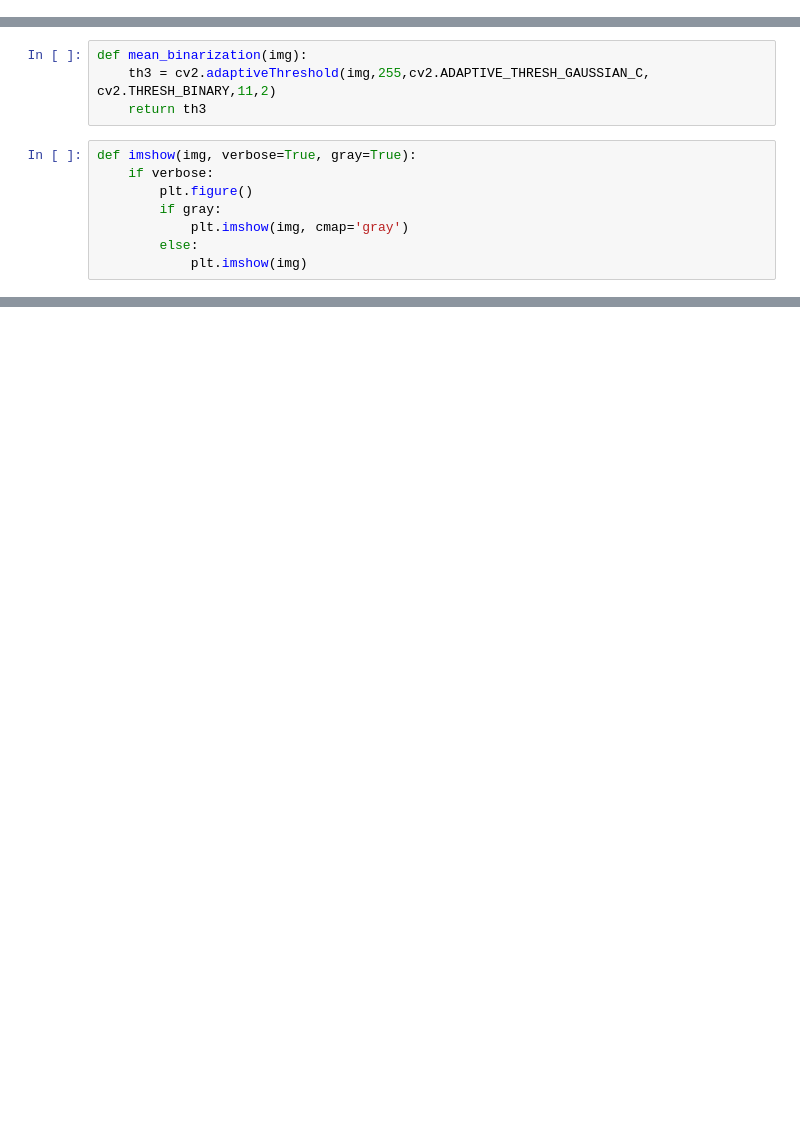
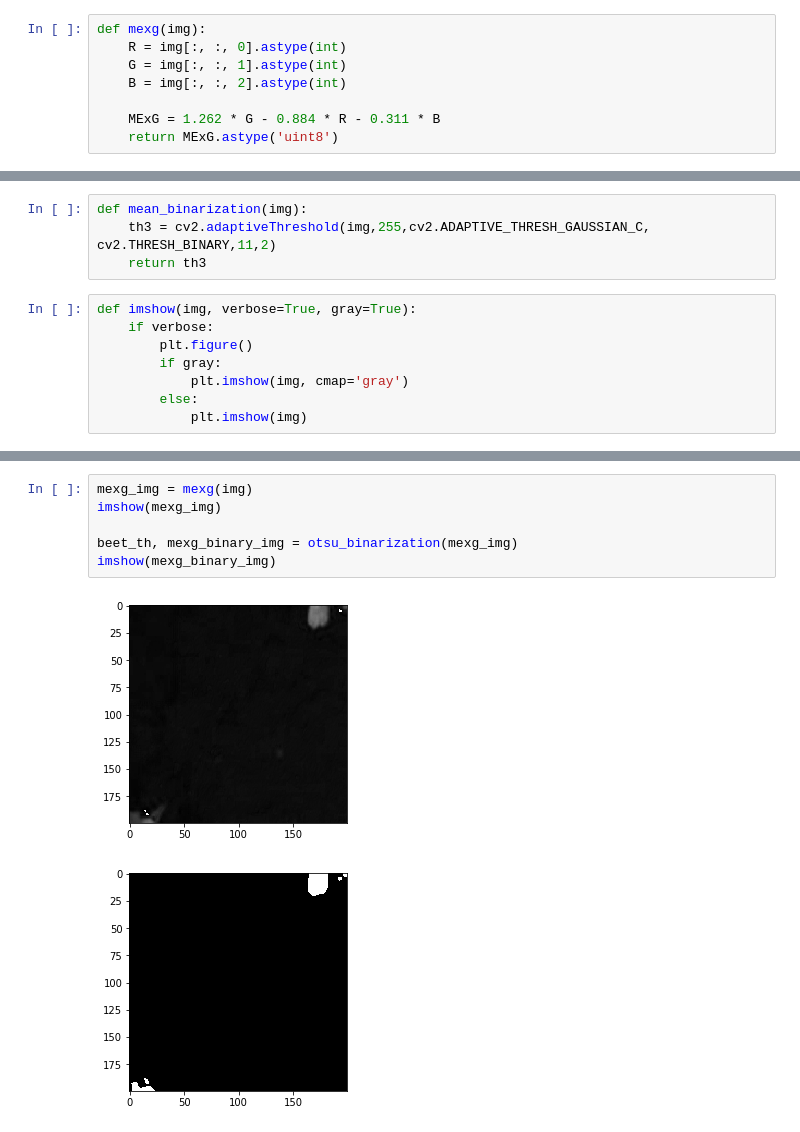
Before and after one commit to nvti/plant_detect, a Jupyter notebook: play_img_processing.ipynb, the cells around one changed output, grey strips where cells are left out. Saved outputs shown, nothing was run; the diff lists cells and outputs as text; blank space fills up the shorter version.

```diff
--- a/play_img_processing.ipynb
+++ b/play_img_processing.ipynb
@@ -26,3 +55,11 @@ def exg(img):
+# %%
+def mexg(img):
+    R = img[:, :, 0].astype(int)
+    G = img[:, :, 1].astype(int)
+    B = img[:, :, 2].astype(int)
+
+    MExG = 1.262 * G - 0.884 * R - 0.311 * B
+    return MExG.astype('uint8')
 # %%
 def otsu_binarization(img, verbose=False):
     blur = cv2.GaussianBlur(img,(5,5),0)
@@ -51,0 +98,9 @@ def imshow(img, verbose=True, gray=True):
+# %%
+mexg_img = mexg(img)
+imshow(mexg_img)
+
+beet_th, mexg_binary_img = otsu_binarization(mexg_img)
+imshow(mexg_binary_img)
+# %% [output]
+[figure, added]
+[figure, added]
```
Also changed, not shown: parts of 22 cells of this notebook.
